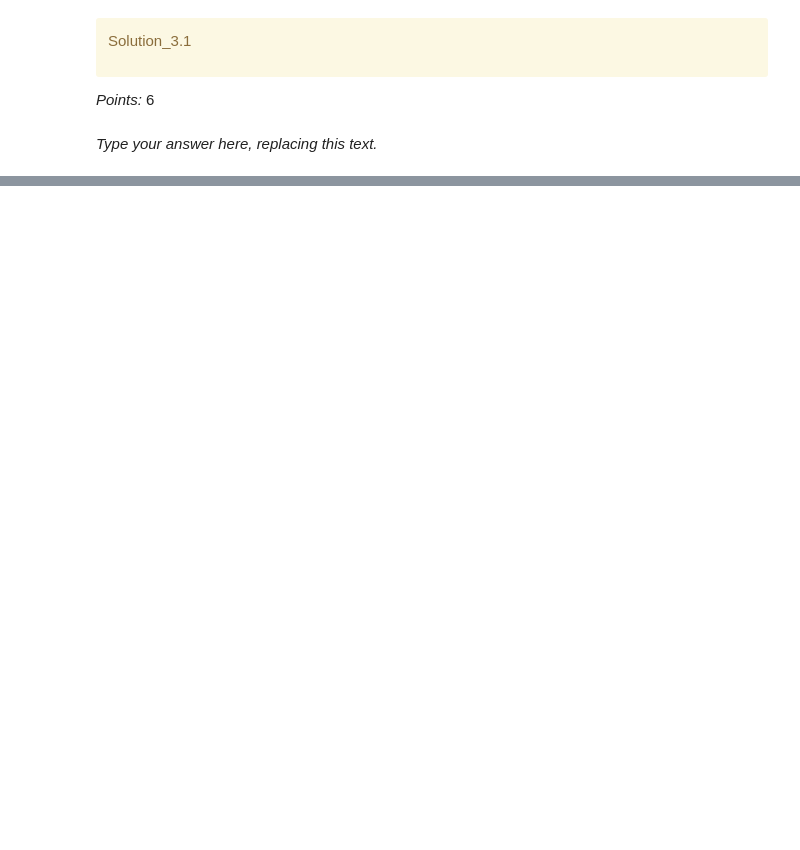
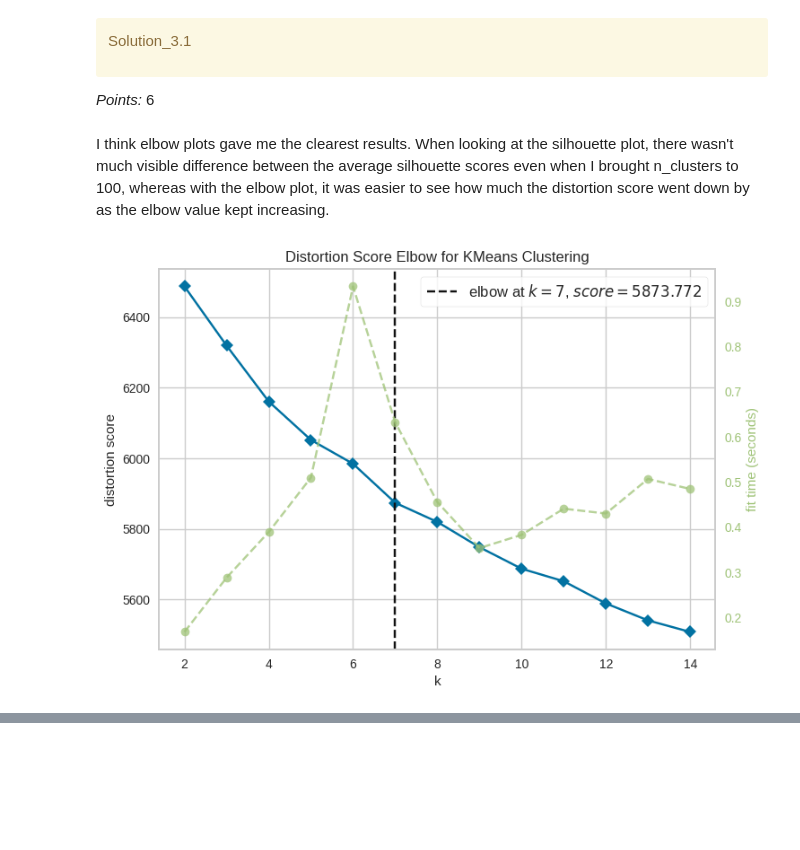
Before and after one commit to divagandhi/hw-6, a Jupyter notebook: hw6.ipynb, the cells around one changed output, grey strips where cells are left out. Saved outputs shown, nothing was run; the diff lists cells and outputs as text; code cells hidden in the pictures; blank space fills up the shorter version.

```diff
--- a/hw6.ipynb
+++ b/hw6.ipynb
@@ -718,0 +946,4 @@ embeddings = None
+# %%
+emb_recipe = embedder.encode(recipes_df["name"].tolist())
+embeddings = pd.DataFrame(emb_recipe, index=recipes_df.index)
+embeddings
@@ -799,5 +1063,3 @@ Solution_3.1
 </div>
 
 _Points:_ 6
-# %% [markdown]
-_Type your answer here, replacing this text._
@@ -805,0 +1066,19 @@ _Type your answer here, replacing this text._
+# %% [markdown]
+I think elbow plots gave me the clearest results. When looking at the silhouette plot, there wasn't much visible difference between the average silhouette scores even when I brought n_clusters to 100, whereas with the elbow plot, it was easier to see how much the distortion score went down by as the elbow value kept increasing.
+# %%
+from sklearn.cluster import KMeans
+from sklearn.cluster import DBSCAN
+from yellowbrick.cluster import KElbowVisualizer
+from sklearn.metrics.pairwise import cosine_distances
+X = embeddings.values
+kmeans = KMeans()
+visualizer = KElbowVisualizer(kmeans, k=(2, 15))
+
+visualizer.fit(X)
+visualizer.show()
+best_k = visualizer.elbow_value_
+kmeans = KMeans(n_clusters=best_k)
+cluster_labels = kmeans.fit_predict(X)
+recipes_df["cluster (elbow)"] = cluster_labels
+# %% [output]
+[figure, added]
```
Also changed, not shown: parts of 48 cells of this notebook.
